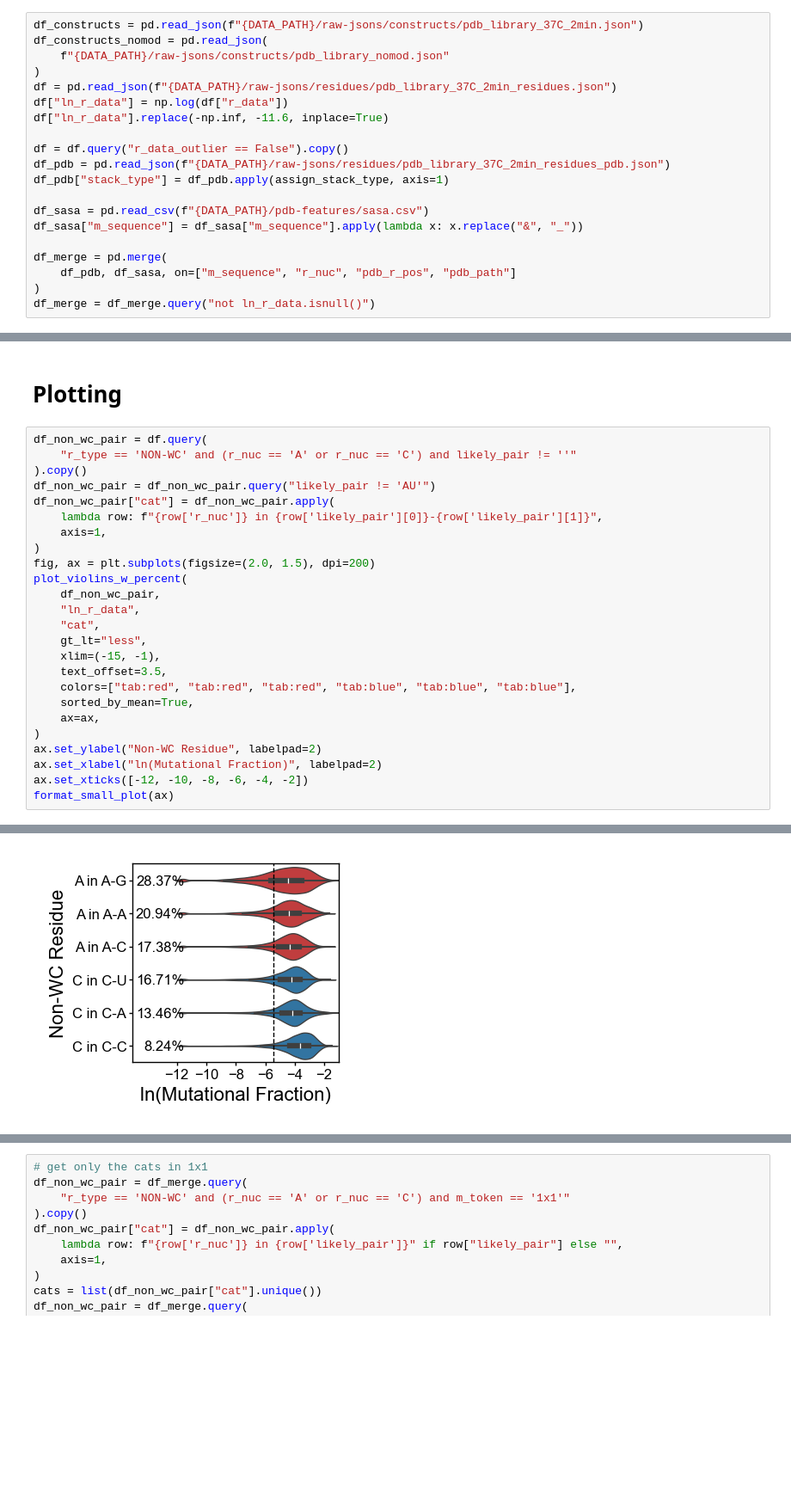
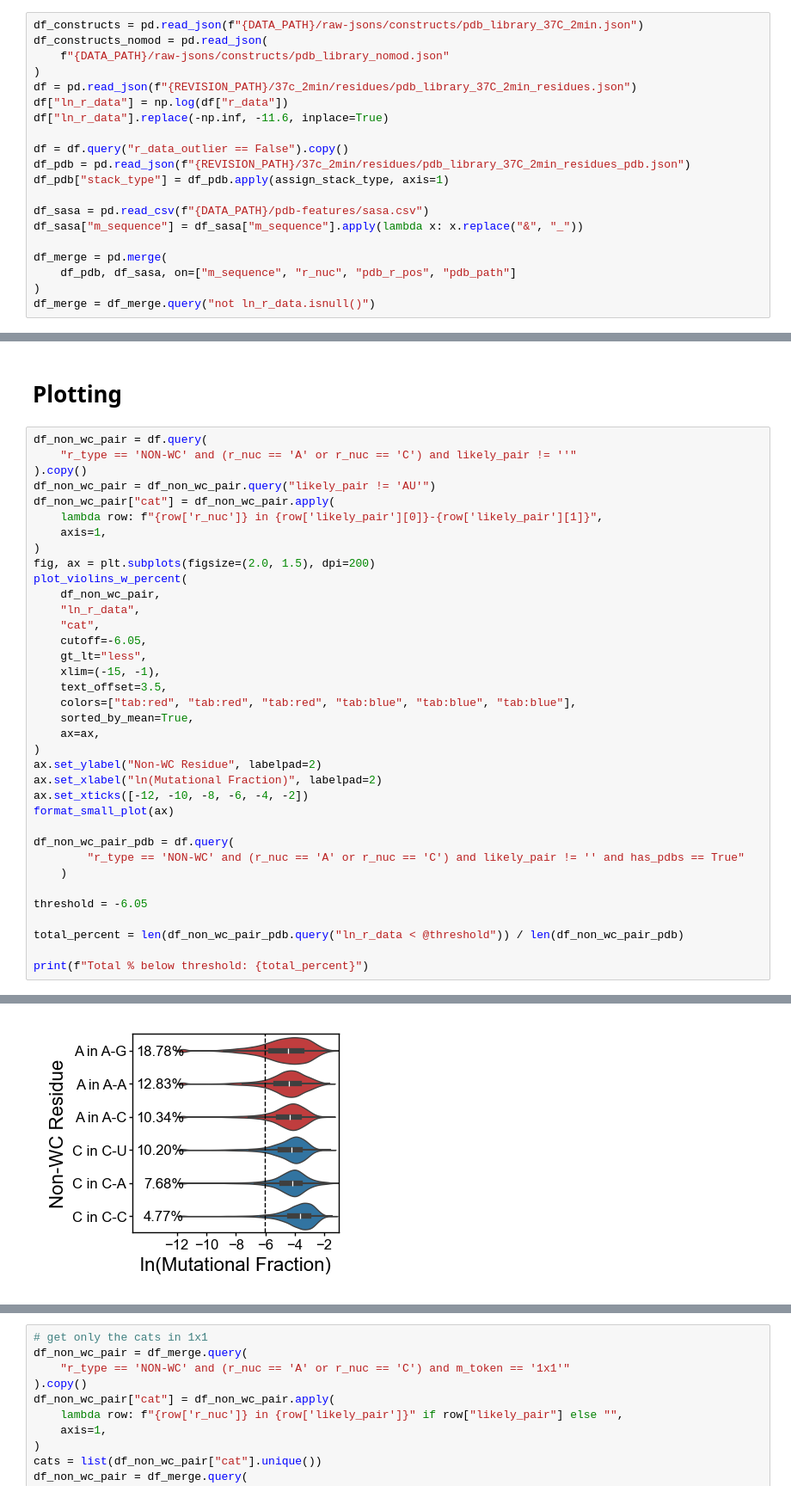
Before and after one commit to YesselmanLabPublications/2025_char_3d_struct_features, a Jupyter notebook: notebooks/supplemental_figures/fig_4_remake.ipynb, the cells around one changed output, grey strips where cells are left out. Shown at 86% size. Saved outputs shown, nothing was run; the diff lists cells and outputs as text; blank space fills up the shorter version.

```diff
--- a/notebooks/supplemental_figures/fig_4_remake.ipynb
+++ b/notebooks/supplemental_figures/fig_4_remake.ipynb
@@ -82,12 +82,12 @@ df_constructs = pd.read_json(f"{DATA_PATH}/raw-jsons/constructs/pdb_library_37C_
 df_constructs_nomod = pd.read_json(
     f"{DATA_PATH}/raw-jsons/constructs/pdb_library_nomod.json"
 )
-df = pd.read_json(f"{DATA_PATH}/raw-jsons/residues/pdb_library_37C_2min_residues.json")
+df = pd.read_json(f"{REVISION_PATH}/37c_2min/residues/pdb_library_37C_2min_residues.json")
 df["ln_r_data"] = np.log(df["r_data"])
 df["ln_r_data"].replace(-np.inf, -11.6, inplace=True)
 
 df = df.query("r_data_outlier == False").copy()
-df_pdb = pd.read_json(f"{DATA_PATH}/raw-jsons/residues/pdb_library_37C_2min_residues_pdb.json")
+df_pdb = pd.read_json(f"{REVISION_PATH}/37c_2min/residues/pdb_library_37C_2min_residues_pdb.json")
 df_pdb["stack_type"] = df_pdb.apply(assign_stack_type, axis=1)
 
 df_sasa = pd.read_csv(f"{DATA_PATH}/pdb-features/sasa.csv")
@@ -120,6 +120,7 @@ plot_violins_w_percent(
     df_non_wc_pair,
     "ln_r_data",
     "cat",
+    cutoff=-6.05,
     gt_lt="less",
     xlim=(-15, -1),
     text_offset=3.5,
@@ -131,6 +132,16 @@ ax.set_ylabel("Non-WC Residue", labelpad=2)
 ax.set_xlabel("ln(Mutational Fraction)", labelpad=2)
 ax.set_xticks([-12, -10, -8, -6, -4, -2])
 format_small_plot(ax)
+
+df_non_wc_pair_pdb = df.query(
+        "r_type == 'NON-WC' and (r_nuc == 'A' or r_nuc == 'C') and likely_pair != '' and has_pdbs == True"
+    )
+
+threshold = -6.05
+
+total_percent = len(df_non_wc_pair_pdb.query("ln_r_data < @threshold")) / len(df_non_wc_pair_pdb)
+
+print(f"Total % below threshold: {total_percent}")
 # %% [output]
 Passing `palette` without assigning `hue` is deprecated and will be removed in v0.14.0. Assign the `y` variable to `hue` and set `legend=False` for the same effect.
 
@@ -138,4 +150,4 @@ Passing `palette` without assigning `hue` is deprecated and will be removed in v
-[figure, old version]
+[figure, new version]
 # %%
 df_sub = df.query(
     "r_type == 'NON-WC' and m_token.str.endswith('x0') and r_type == 'NON-WC'"
```
Also changed, not shown: parts of 6 cells of this notebook, 6 other files.
